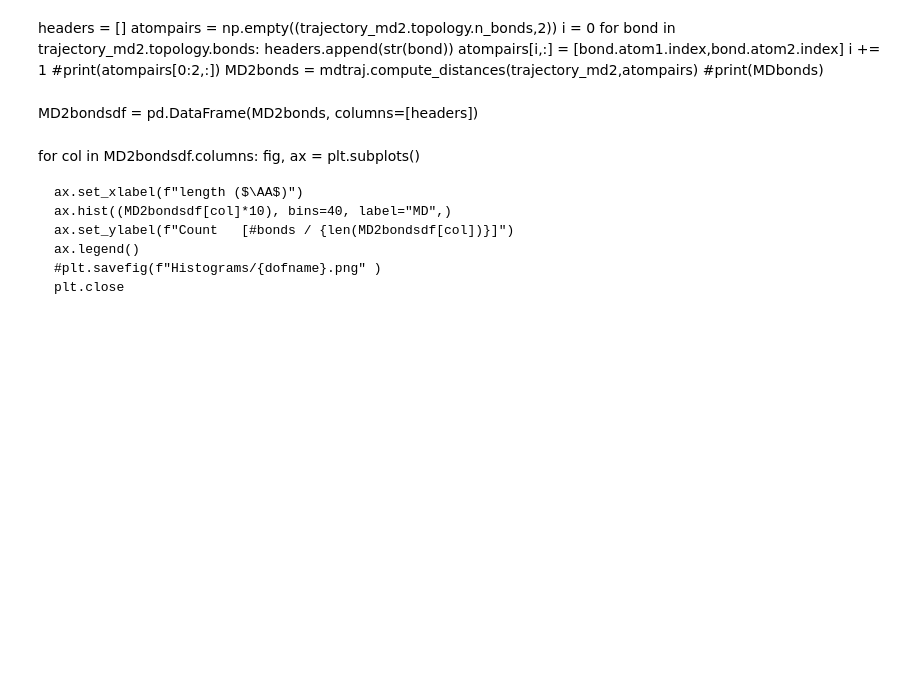
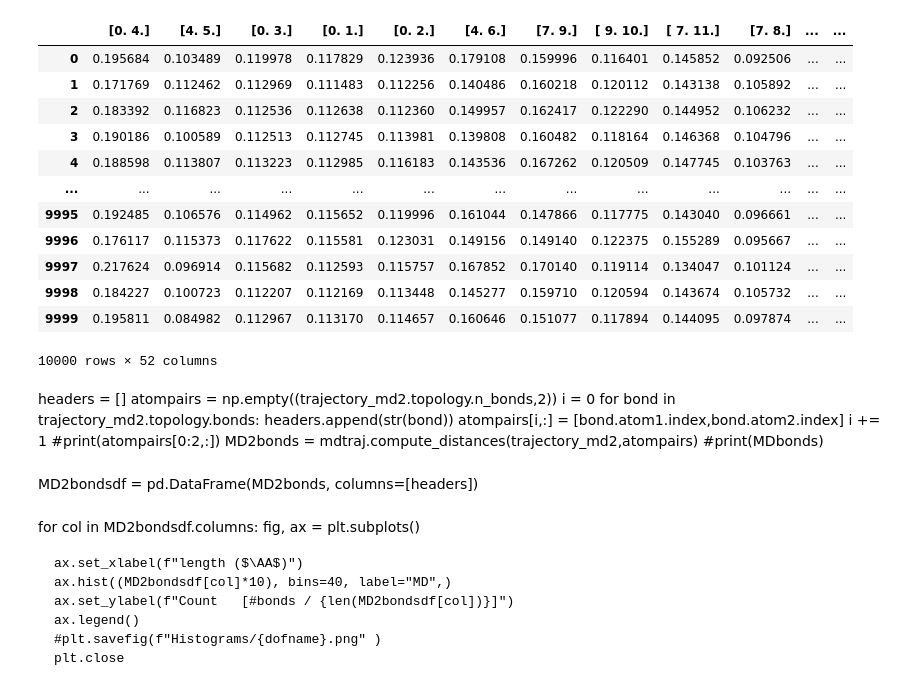
Before and after one commit to michellab/bgflow, a Jupyter notebook: BGflow_examples/VMDhistograms.ipynb, the cells around one changed output. Saved outputs shown, nothing was run; the diff lists cells and outputs as text; code cells hidden in the pictures; blank space fills up the shorter version.

```diff
--- a/BGflow_examples/VMDhistograms.ipynb
+++ b/BGflow_examples/VMDhistograms.ipynb
@@ -76,0 +115,40 @@ def calc_bonds(trajectory,type):
+# %%
+def get_bond_lengths(fname,molecule):
+    if molecule == 'pro':
+        fpath_stub = 'proline'
+        top_file = 'proline/cis_pro.pdb'
+    elif molecule == 'ala2':
+        top_file = 'ala2_fromURL.pdb'
+        fpath_stub = 'Alanine_dipeptide'
+
+    trajectory = mdtraj.load(f'{fpath_stub}/Trajectories/{fname}.dcd',top=top_file)
+
+
+    indices = np.zeros((trajectory.topology.n_bonds,2))
+
+    for x, bond in enumerate(trajectory.topology.bonds):
+        indices[x] = (bond.atom1.index,bond.atom2.index)
+    indices = np.unique(indices, axis = 0)
+
+    columnheads = [np.array_str(row) for row in indices]
+    bondlengths = mdtraj.compute_distances(trajectory, indices)
+
+    df = pd.DataFrame(bondlengths)
+    df.columns = columnheads
+    return df
+# %%
+get_bond_lengths('trans_start_short_samplestraj',molecule='pro')
+# %% [output]
+|  | [0. 4.] | [4. 5.] | [0. 3.] | [0. 1.] | [0. 2.] | [4. 6.] | [7. 9.] | [ 9. 10.] | [ 7. 11.] | [7. 8.] | ... | ... |
+| 0 | 0.195684 | 0.103489 | 0.119978 | 0.117829 | 0.123936 | 0.179108 | 0.159996 | 0.116401 | 0.145852 | 0.092506 | ... | ... |
+| 1 | 0.171769 | 0.112462 | 0.112969 | 0.111483 | 0.112256 | 0.140486 | 0.160218 | 0.120112 | 0.143138 | 0.105892 | ... | ... |
+| 2 | 0.183392 | 0.116823 | 0.112536 | 0.112638 | 0.112360 | 0.149957 | 0.162417 | 0.122290 | 0.144952 | 0.106232 | ... | ... |
+| 3 | 0.190186 | 0.100589 | 0.112513 | 0.112745 | 0.113981 | 0.139808 | 0.160482 | 0.118164 | 0.146368 | 0.104796 | ... | ... |
+| 4 | 0.188598 | 0.113807 | 0.113223 | 0.112985 | 0.116183 | 0.143536 | 0.167262 | 0.120509 | 0.147745 | 0.103763 | ... | ... |
+| ... | ... | ... | ... | ... | ... | ... | ... | ... | ... | ... | ... | ... |
+| 9995 | 0.192485 | 0.106576 | 0.114962 | 0.115652 | 0.119996 | 0.161044 | 0.147866 | 0.117775 | 0.143040 | 0.096661 | ... | ... |
+| 9996 | 0.176117 | 0.115373 | 0.117622 | 0.115581 | 0.123031 | 0.149156 | 0.149140 | 0.122375 | 0.155289 | 0.095667 | ... | ... |
+| 9997 | 0.217624 | 0.096914 | 0.115682 | 0.112593 | 0.115757 | 0.167852 | 0.170140 | 0.119114 | 0.134047 | 0.101124 | ... | ... |
+| 9998 | 0.184227 | 0.100723 | 0.112207 | 0.112169 | 0.113448 | 0.145277 | 0.159710 | 0.120594 | 0.143674 | 0.105732 | ... | ... |
+| 9999 | 0.195811 | 0.084982 | 0.112967 | 0.113170 | 0.114657 | 0.160646 | 0.151077 | 0.117894 | 0.144095 | 0.097874 | ... | ... |
+10000 rows × 52 columns
```
Also changed, not shown: parts of 10 cells of this notebook, 5 other files.
